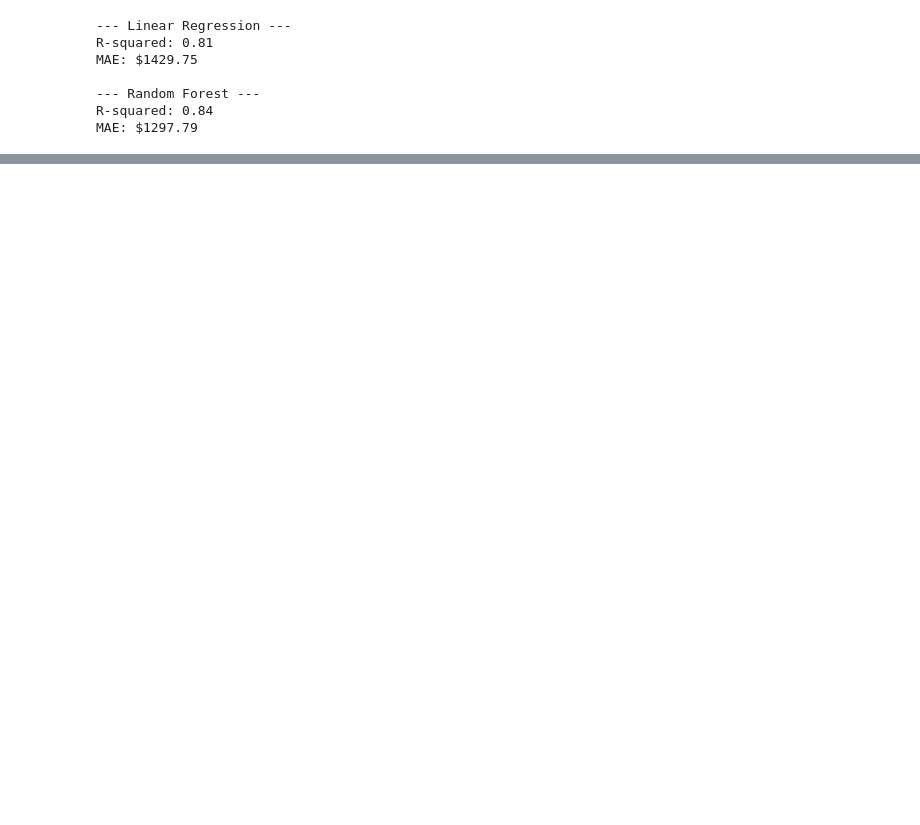
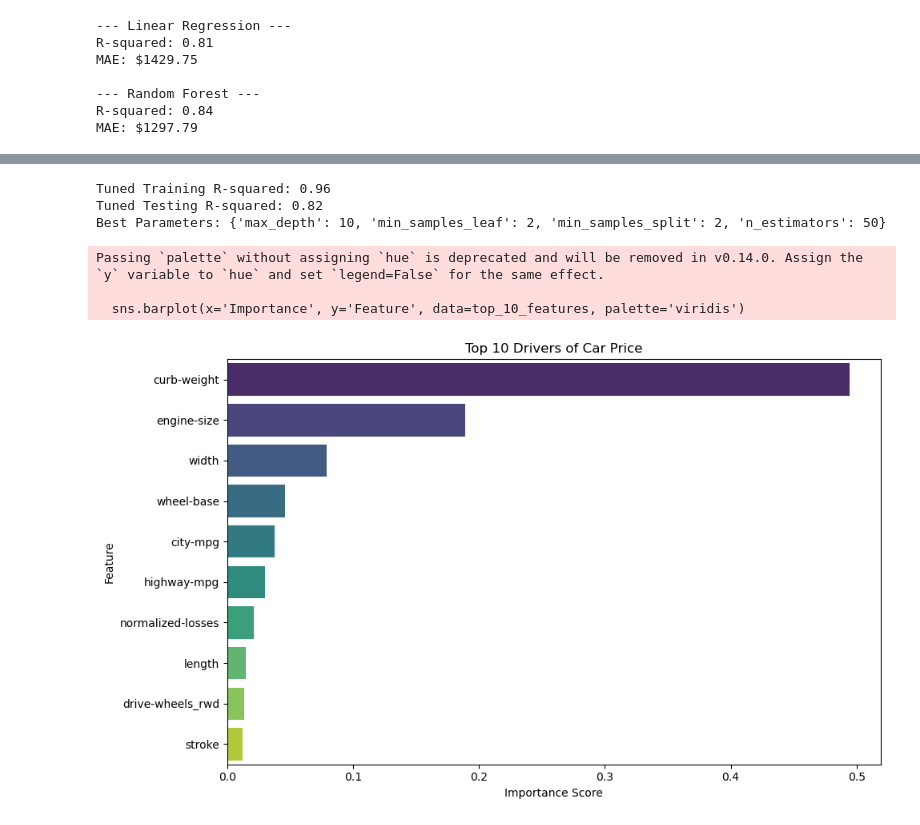
Before and after one commit to ArunKushwaha0605/Auto_price, a Jupyter notebook: automobile_price.ipynb, the cells around one changed output, grey strips where cells are left out. Cells and saved outputs as stored; diff of their text form; code cells hidden in the pictures; blank space fills up the shorter version.

```diff
--- a/automobile_price.ipynb
+++ b/automobile_price.ipynb
@@ -147,0 +183,2 @@ MAE: $1297.79
+# %%
+best_rf = grid_search.best_estimator_
@@ -147,0 +188,28 @@ MAE: $1297.79
+# %%
+print(f"Tuned Training R-squared: {r2_score(y_train, tuned_train_preds):.2f}")
+print(f"Tuned Testing R-squared: {r2_score(y_test, tuned_test_preds):.2f}")
+print(f"Best Parameters: {grid_search.best_params_}")
+# %% [output]
+Tuned Training R-squared: 0.96
+Tuned Testing R-squared: 0.82
+Best Parameters: {'max_depth': 10, 'min_samples_leaf': 2, 'min_samples_split': 2, 'n_estimators': 50}
+# %%
+importances = best_rf.feature_importances_
+feature_names = x_train.columns
+# %%
+importance_df = pd.DataFrame({'Feature': feature_names, 'Importance': importances})
+# %%
+top_10_features = importance_df.sort_values(by='Importance', ascending=False).head(10)
+# %%
+plt.figure(figsize=(10, 6))
+sns.barplot(x='Importance', y='Feature', data=top_10_features, palette='viridis')
+plt.title('Top 10 Drivers of Car Price')
+plt.xlabel('Importance Score')
+plt.ylabel('Feature')
+plt.tight_layout()
+plt.show()
+# %% [output]
+Passing `palette` without assigning `hue` is deprecated and will be removed in v0.14.0. Assign the `y` variable to `hue` and set `legend=False` for the same effect.
+
+  sns.barplot(x='Importance', y='Feature', data=top_10_features, palette='viridis')
+[figure, added]
```
Also changed, not shown: parts of 7 cells of this notebook.
